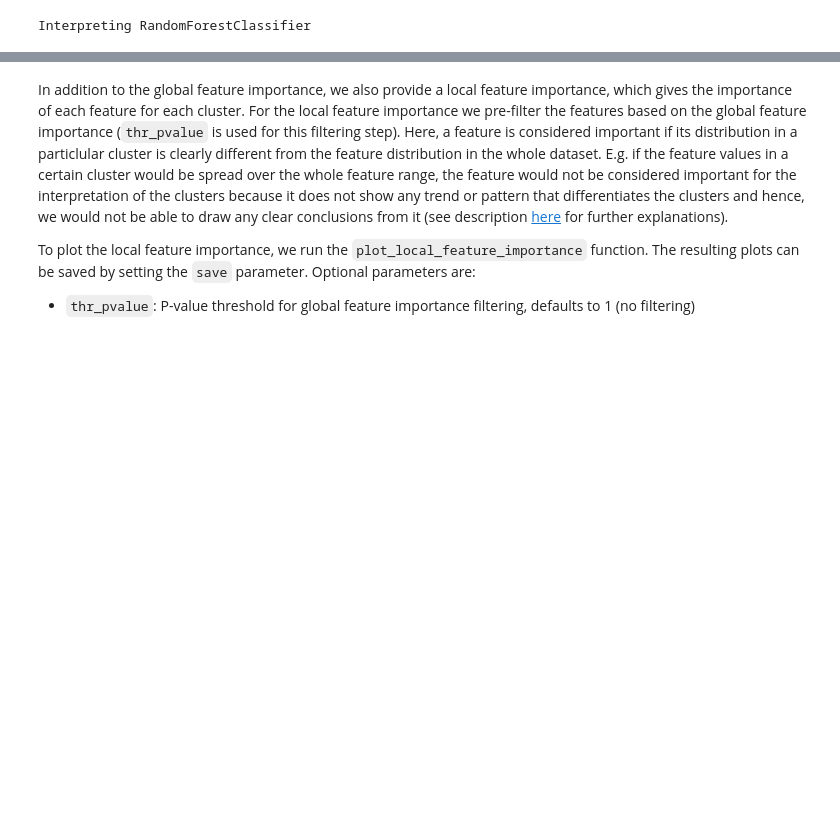
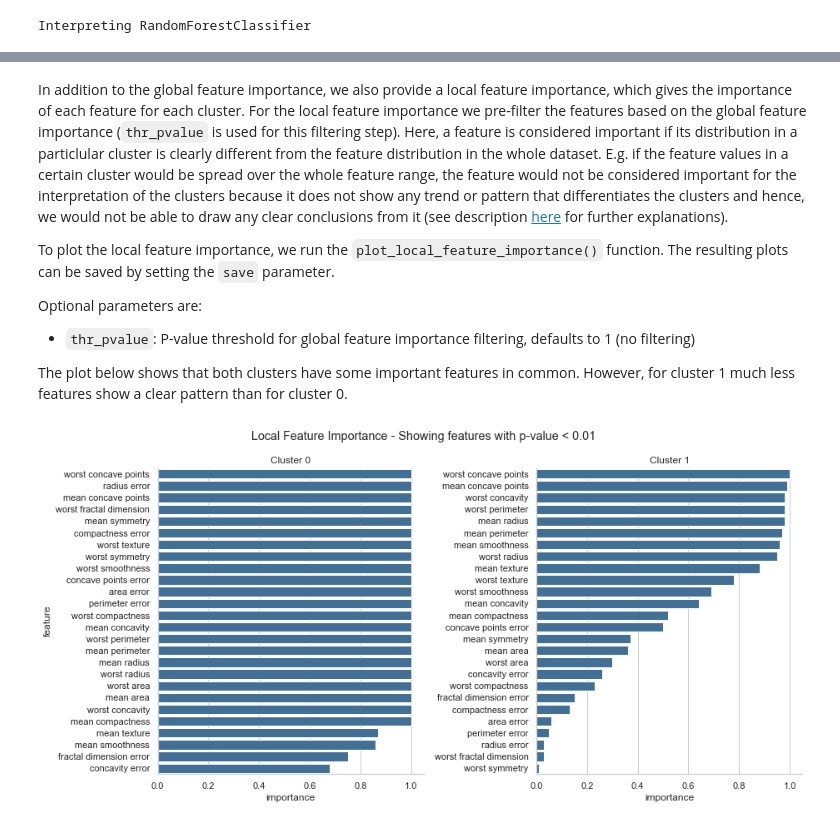
Before and after one commit to HelmholtzAI-Consultants-Munich/fg-clustering, a Jupyter notebook: tutorial.ipynb, the cells around one changed output, grey strips where cells are left out. Drawn from its saved outputs; the diff is of its cells as text; code cells hidden in the pictures; blank space fills up the shorter version.

````diff
--- a/tutorial.ipynb
+++ b/tutorial.ipynb
@@ -105,6 +140,14 @@ fgc.plot_global_feature_importance()
 # %% [markdown]
 In addition to the global feature importance, we also provide a local feature importance, which gives the importance of each feature for each cluster. For the local feature importance we pre-filter the features based on the global feature importance (```thr_pvalue``` is used for this filtering step). Here, a feature is considered important if its distribution in a particlular cluster is clearly different from the feature distribution in the whole dataset. E.g. if the feature values in a certain cluster would be spread over the whole feature range, the feature would not be considered important for the interpretation of the clusters because it does not show any trend or pattern that differentiates the clusters and hence, we would not be able to draw any clear conclusions from it (see description [here](https://forest-guided-clustering.readthedocs.io/en/latest/feature_importance.html#local-feature-importance) for further explanations).
 
-To plot the local feature importance, we run the ```plot_local_feature_importance``` function. The resulting plots can be saved by setting the ```save``` parameter. Optional parameters are:
+To plot the local feature importance, we run the ```plot_local_feature_importance()``` function. The resulting plots can be saved by setting the ```save``` parameter.
+
+Optional parameters are:
 
 - ```thr_pvalue```: P-value threshold for global feature importance filtering, defaults to 1 (no filtering)
+
+The plot below shows that both clusters have some important features in common. However, for cluster 1 much less features show a clear pattern than for cluster 0.
+# %%
+fgc.plot_local_feature_importance(thr_pvalue=0.01) #only plot relevant features
+# %% [output]
+[figure, added]
````
Also changed, not shown: parts of 50 cells of this notebook.
